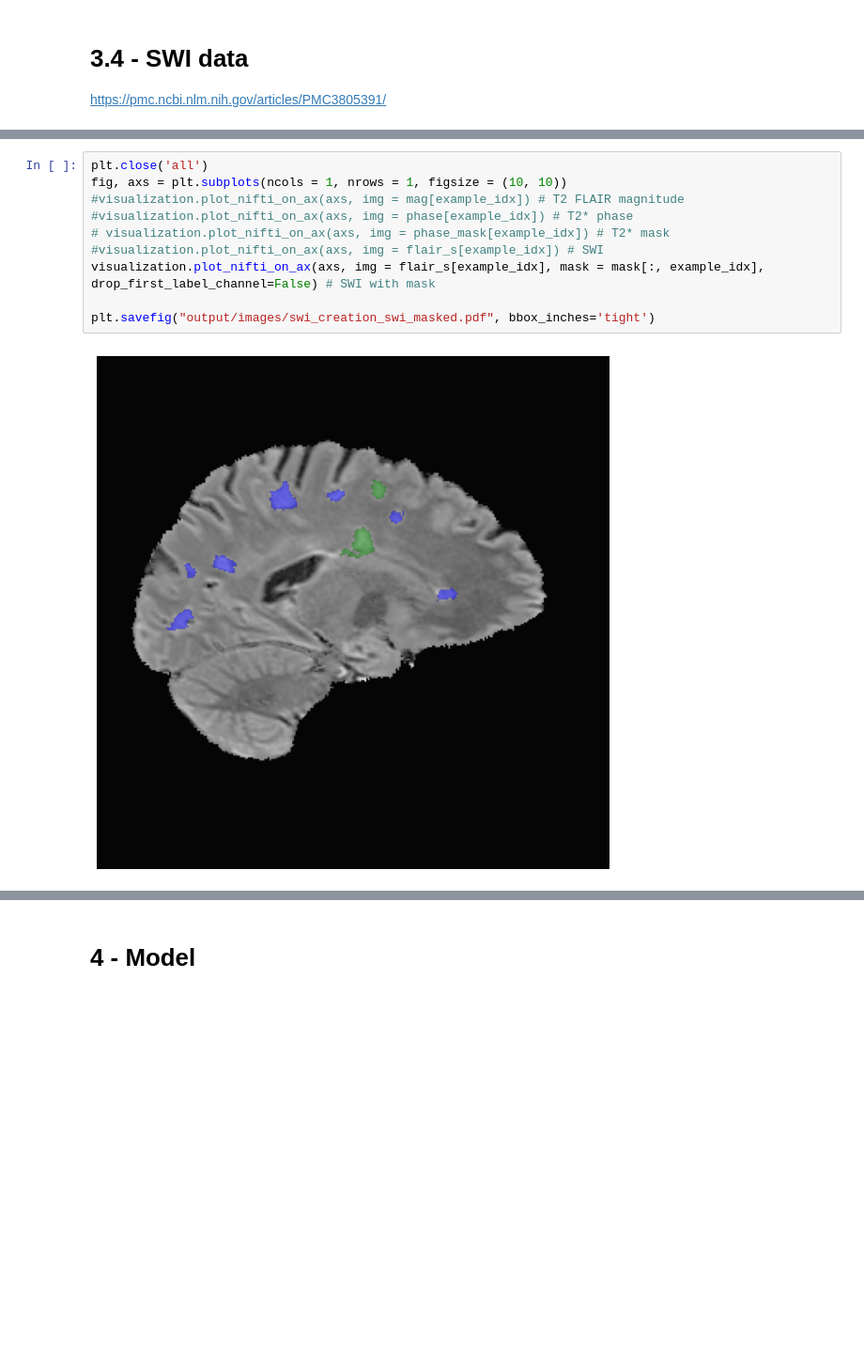
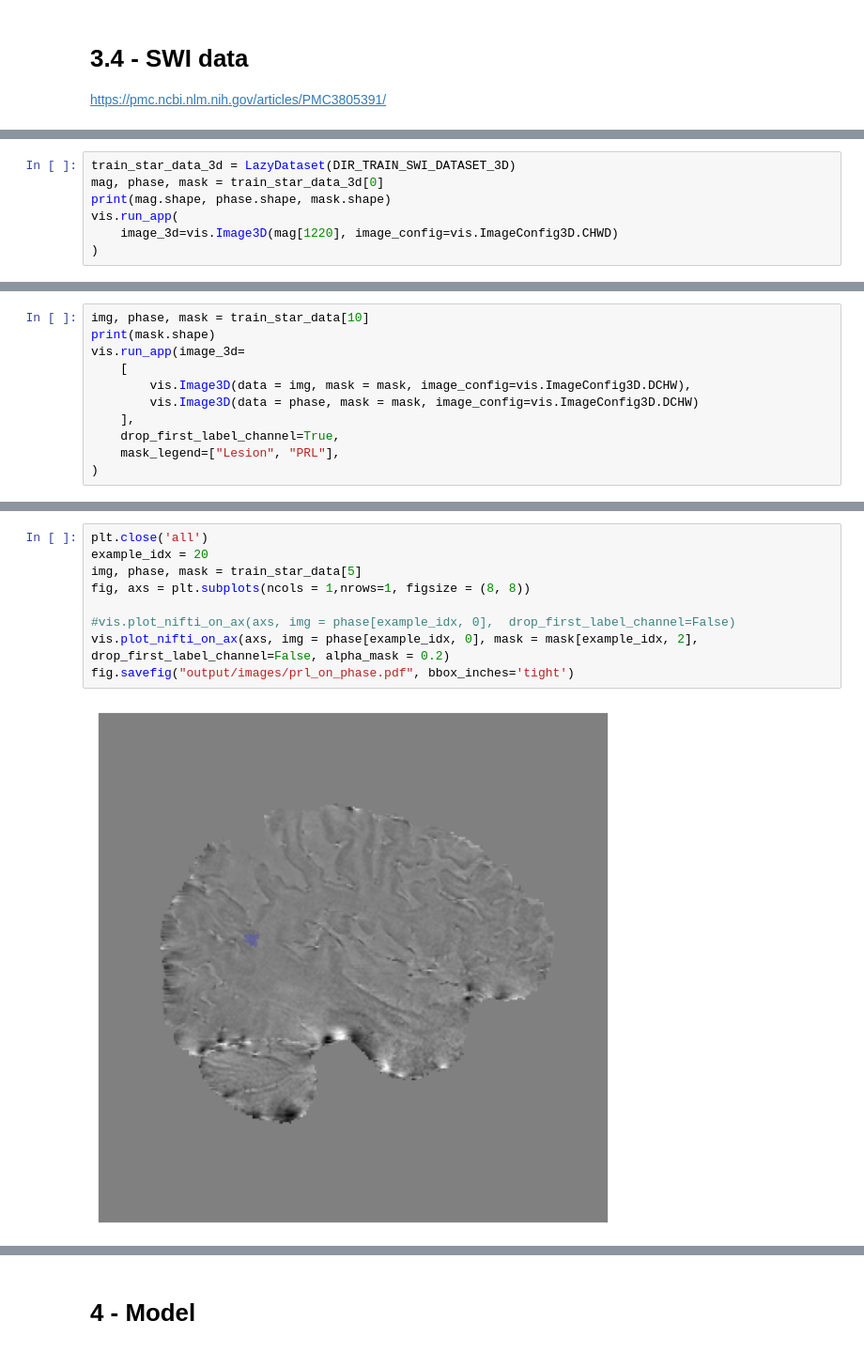
Before and after one commit to optimazter/prl_seg, a Jupyter notebook: visualization.ipynb, the cells around one changed output, grey strips where cells are left out. Shown at 94% size. Saved outputs shown, nothing was run; the diff lists cells and outputs as text; blank space fills up the shorter version.

```diff
--- a/visualization.ipynb
+++ b/visualization.ipynb
@@ -244,0 +370,7 @@ Mean of T2*-phase high-pass filtered: -1.7871249914169312, Std of T2*-phase high
+# %%
+train_star_data_3d = LazyDataset(DIR_TRAIN_SWI_DATASET_3D)
+mag, phase, mask = train_star_data_3d[0]
+print(mag.shape, phase.shape, mask.shape)
+vis.run_app(
+    image_3d=vis.Image3D(mag[1220], image_config=vis.ImageConfig3D.CHWD)
+)
@@ -244,0 +407,11 @@ Mean of T2*-phase high-pass filtered: -1.7871249914169312, Std of T2*-phase high
+# %%
+img, phase, mask = train_star_data[10]
+print(mask.shape)
+vis.run_app(image_3d=
+    [
+        vis.Image3D(data = img, mask = mask, image_config=vis.ImageConfig3D.DCHW),
+        vis.Image3D(data = phase, mask = mask, image_config=vis.ImageConfig3D.DCHW)
+    ],
+    drop_first_label_channel=True,
+    mask_legend=["Lesion", "PRL"],
+)
@@ -245,12 +443,11 @@ Mean of T2*-phase high-pass filtered: -1.7871249914169312, Std of T2*-phase high
 # %%
 plt.close('all')
-fig, axs = plt.subplots(ncols = 1, nrows = 1, figsize = (10, 10))
-#visualization.plot_nifti_on_ax(axs, img = mag[example_idx]) # T2 FLAIR magnitude
-#visualization.plot_nifti_on_ax(axs, img = phase[example_idx]) # T2* phase
-# visualization.plot_nifti_on_ax(axs, img = phase_mask[example_idx]) # T2* mask
-#visualization.plot_nifti_on_ax(axs, img = flair_s[example_idx]) # SWI
-visualization.plot_nifti_on_ax(axs, img = flair_s[example_idx], mask = mask[:, example_idx], drop_first_label_channel=False) # SWI with mask
+example_idx = 20
+img, phase, mask = train_star_data[5]
+fig, axs = plt.subplots(ncols = 1,nrows=1, figsize = (8, 8))
 
-plt.savefig("output/images/swi_creation_swi_masked.pdf", bbox_inches='tight')
+#vis.plot_nifti_on_ax(axs, img = phase[example_idx, 0],  drop_first_label_channel=False)
+vis.plot_nifti_on_ax(axs, img = phase[example_idx, 0], mask = mask[example_idx, 2], drop_first_label_channel=False, alpha_mask = 0.2)
+fig.savefig("output/images/prl_on_phase.pdf", bbox_inches='tight')
 # %% [output]
-[figure, old version]
+[figure, new version]
```
Also changed, not shown: parts of 69 cells of this notebook, 9 other files.
